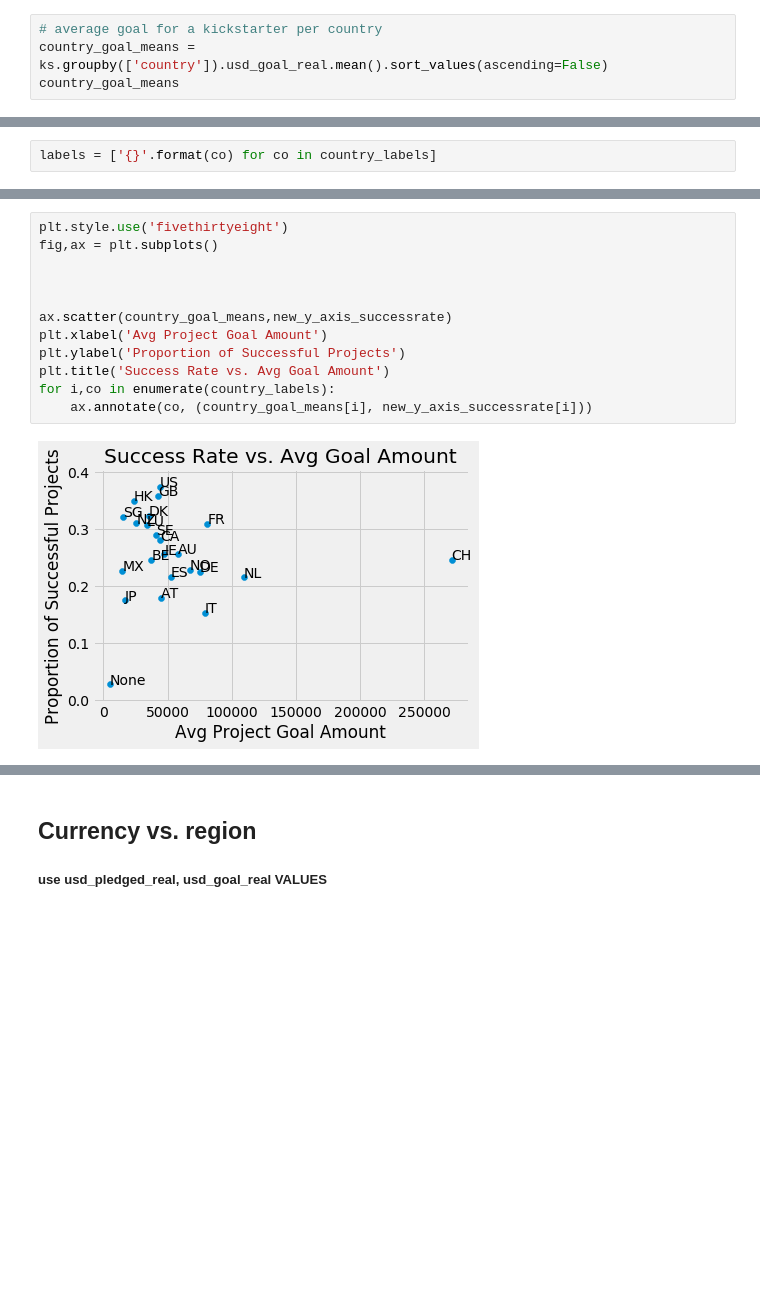
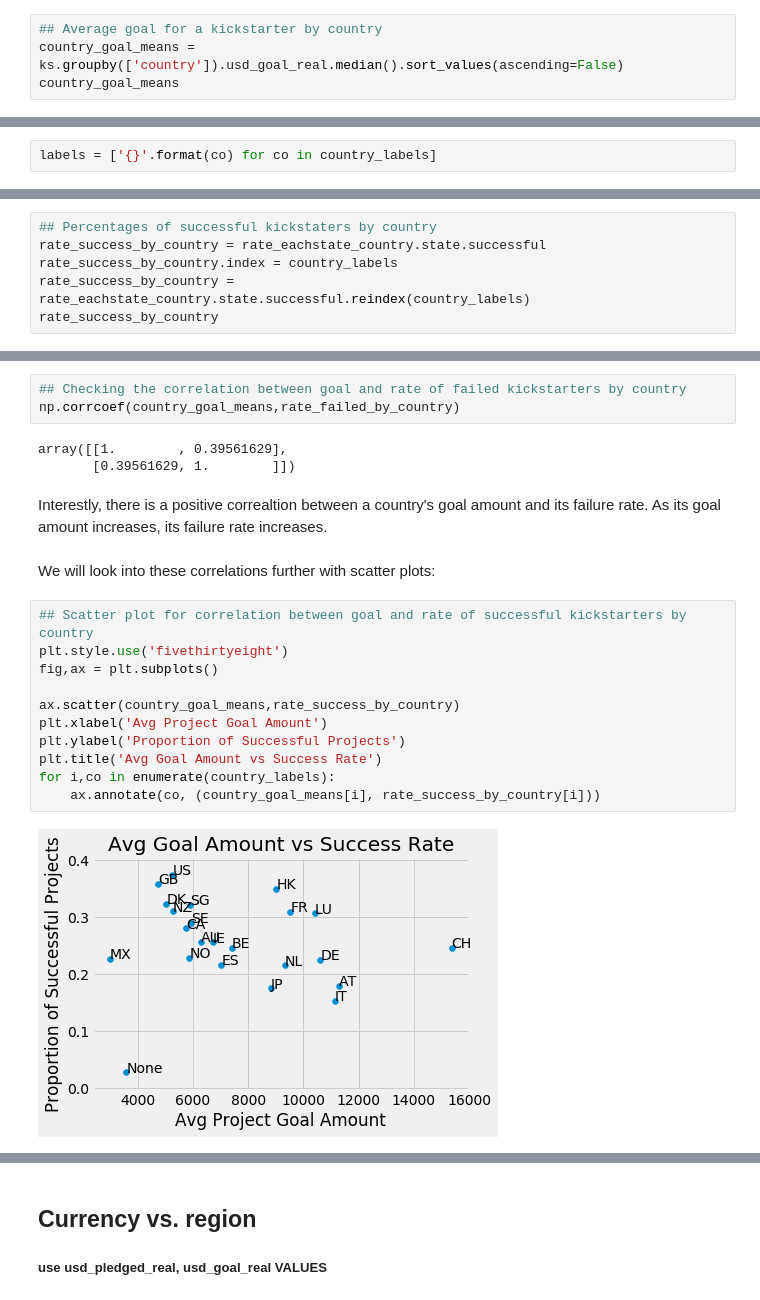
Before and after one commit to hannah-ross/dataforgood, a Jupyter notebook: Stats131_FinalProject_Paulina_updated.ipynb, the cells around one changed output, grey strips where cells are left out. Saved outputs shown, nothing was run; the diff lists cells and outputs as text; blank space fills up the shorter version.

```diff
--- a/Stats131_FinalProject_Paulina_updated.ipynb
+++ b/Stats131_FinalProject_Paulina_updated.ipynb
@@ -250,6 +215,6 @@ ks.groupby(['country','state']).usd_goal_real.mean().unstack()
 # %%
-# average goal for a kickstarter per country
-country_goal_means = ks.groupby(['country']).usd_goal_real.mean().sort_values(ascending=False)
+## Average goal for a kickstarter by country
+country_goal_means = ks.groupby(['country']).usd_goal_real.median().sort_values(ascending=False)
 country_goal_means
 # %% [output]
 country
@@ -416,0 +282,6 @@ array([[1.        , 0.46704379],
+# %%
+## Percentages of successful kickstaters by country
+rate_success_by_country = rate_eachstate_country.state.successful
+rate_success_by_country.index = country_labels
+rate_success_by_country = rate_eachstate_country.state.successful.reindex(country_labels)
+rate_success_by_country
@@ -417,15 +338,24 @@ array([[1.        , 0.46704379],
+# %%
+## Checking the correlation between goal and rate of failed kickstarters by country
+np.corrcoef(country_goal_means,rate_failed_by_country)
+# %% [output]
+array([[1.        , 0.39561629],
+       [0.39561629, 1.        ]])
+# %% [markdown]
+Interestly, there is a positive correaltion between a country's goal amount and its failure rate. As its goal amount increases, its failure rate increases.
+# %% [markdown]
+We will look into these correlations further with scatter plots:
 # %%
+## Scatter plot for correlation between goal and rate of successful kickstarters by country
 plt.style.use('fivethirtyeight')
 fig,ax = plt.subplots()
 
-
-
-ax.scatter(country_goal_means,new_y_axis_successrate)
+ax.scatter(country_goal_means,rate_success_by_country)
 plt.xlabel('Avg Project Goal Amount')
 plt.ylabel('Proportion of Successful Projects')
-plt.title('Success Rate vs. Avg Goal Amount')
+plt.title('Avg Goal Amount vs Success Rate')
 for i,co in enumerate(country_labels):
-    ax.annotate(co, (country_goal_means[i], new_y_axis_successrate[i]))
+    ax.annotate(co, (country_goal_means[i], rate_success_by_country[i]))
 # %% [output]
-[figure, old version]
+[figure, new version]
 # %% [markdown]
```
Also changed, not shown: parts of 45 cells of this notebook.
